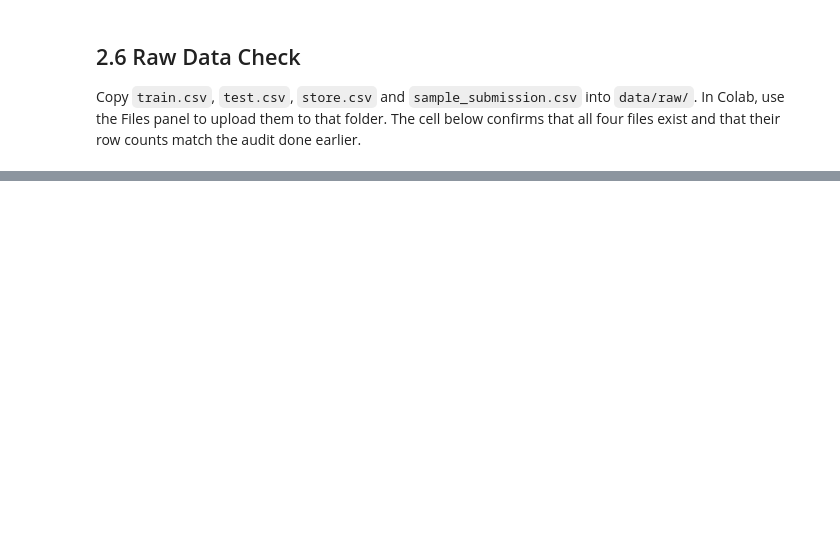
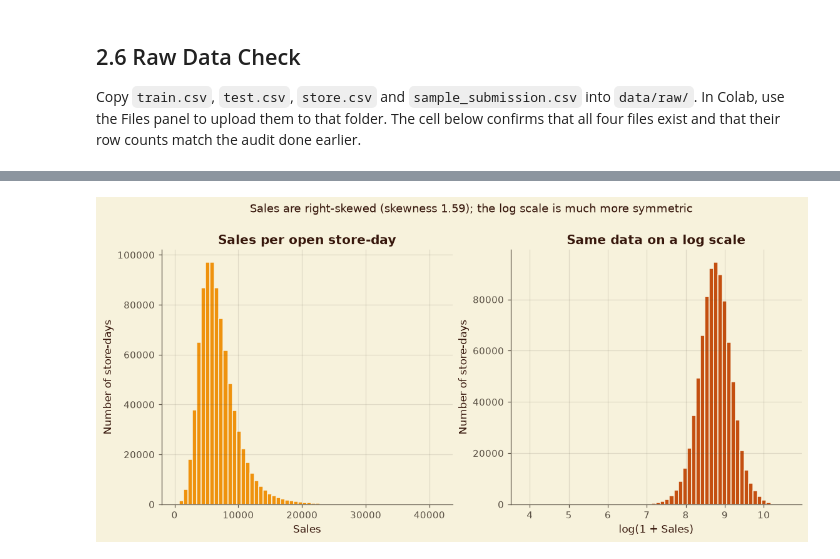
Before and after one commit to srishkyra/NEXTHIKES-IT-SOLUTIONS-Pvt.-Ltd.---PROJECT-6, a Jupyter notebook: Attempt 1.ipynb, the cells around one changed output, grey strips where cells are left out. Saved outputs shown, nothing was run; the diff lists cells and outputs as text; code cells hidden in the pictures; blank space fills up the shorter version.

```diff
--- a/Attempt 1.ipynb
+++ b/Attempt 1.ipynb
@@ -733,0 +1723,97 @@ FileNotFoundError: Copy these files into /Users/kyra/Downloads/project 6/data/ra
+# %%
+used = train_raw[(train_raw["Open"] == 1) & (train_raw["Sales"] > 0)]
+
+fig, axes = plt.subplots(1, 2, figsize=(12, 4.8))
+axes[0].hist(used["Sales"], bins=60, color=PALETTE["marigold"], edgecolor=PALETTE["cream"])
+axes[0].set_title("Sales per open store-day")
+axes[0].set_xlabel("Sales")
+axes[0].set_ylabel("Number of store-days")
+axes[1].hist(np.log1p(used["Sales"]), bins=60, color=PALETTE["terracotta"], edgecolor=PALETTE["cream"])
+axes[1].set_title("Same data on a log scale")
+axes[1].set_xlabel("log(1 + Sales)")
+axes[1].set_ylabel("Number of store-days")
+fig.suptitle(f"Sales are right-skewed (skewness {used['Sales'].skew():.2f}); the log scale is much more symmetric", y=1.02)
+style.save_figure(fig, 3, "Distribution of daily sales on open days")
+plt.show()
+
+# what would a simple IQR rule remove?
+q1, q3 = used["Sales"].quantile([0.25, 0.75])
+fence = q3 + 1.5 * (q3 - q1)
+iqr_hits = used[used["Sales"] > fence]
+iqr_summary = pd.Series({
+    "Upper fence (Q3 + 1.5 x IQR)": round(fence),
+    "Rows it would remove": len(iqr_hits),
+    "Share of all open days (%)": round(100 * len(iqr_hits) / len(used), 1),
+    "Stores affected": iqr_hits["Store"].nunique(),
+}, dtype=object).to_frame("value")
+style.show_table(iqr_summary, 3, "What a global IQR rule would remove")
+
+# which kind of days would it remove, compared with all open days?
+share_compare = pd.DataFrame({
+    "Rows the IQR rule would remove": [iqr_hits["Promo"].mean(), (iqr_hits["Date"].dt.month == 12).mean(), (iqr_hits["DayOfWeek"] == 1).mean()],
+    "All open days": [used["Promo"].mean(), (used["Date"].dt.month == 12).mean(), (used["DayOfWeek"] == 1).mean()],
+}, index=["Promotion day", "December", "Monday"]) * 100
+
+# store-by-weekday robust z-score (flag only)
+flag, z = data.flag_sales_outliers(train_raw)
+flagged = train_raw.loc[flag != 0].copy()
+flagged["direction"] = np.where(flag.loc[flagged.index] > 0, "High", "Low")
+flagged["robust_z"] = z.loc[flagged.index].astype(float).round(1)
+flagged["month"] = flagged["Date"].dt.month
+monthly = flagged.groupby(["month", "direction"]).size().unstack(fill_value=0).reindex(range(1, 13), fill_value=0)
+
+fig, axes = plt.subplots(1, 2, figsize=(13, 4.8))
+x = np.arange(len(share_compare))
+axes[0].bar(x - 0.2, share_compare["Rows the IQR rule would remove"], width=0.4, color=PALETTE["terracotta"],
+            label="Rows an IQR rule would remove")
+axes[0].bar(x + 0.2, share_compare["All open days"], width=0.4, color=PALETTE["stone"], hatch="//",
+            edgecolor=PALETTE["cream"], label="All open days")
+axes[0].set_xticks(x)
+axes[0].set_xticklabels(share_compare.index)
+axes[0].set_ylabel("Share of rows (%)")
+axes[0].set_title("A simple IQR rule targets promotion and peak days")
+axes[0].legend()
+
+months = np.arange(1, 13)
+axes[1].bar(months - 0.2, monthly.get("High", pd.Series(0, index=months)).values, width=0.4, color=PALETTE["marigold"], label="Unusually high")
+axes[1].bar(months + 0.2, monthly.get("Low", pd.Series(0, index=months)).values, width=0.4, color=PALETTE["rose"], hatch="//",
+            edgecolor=PALETTE["cream"], label="Unusually low")
+axes[1].set_xticks(months)
+axes[1].set_xlabel("Month")
+axes[1].set_ylabel("Flagged store-days")
+axes[1].set_title("Store-and-weekday flags by month")
+axes[1].legend()
+style.save_figure(fig, 3, "Why outliers are flagged instead of removed")
+plt.show()
+
+flag_summary = pd.Series({
+    "Rows flagged (|robust z| > 5)": len(flagged),
+    "...unusually high": int((flagged["direction"] == "High").sum()),
+    "...unusually low": int((flagged["direction"] == "Low").sum()),
+    "Share of open days (%)": round(100 * len(flagged) / len(used), 2),
+    "Stores with at least one flag": flagged["Store"].nunique(),
+    "High flags in Mar, Apr, Nov or Dec (%)": round(100 * flagged.loc[flagged["direction"] == "High", "month"].isin([3, 4, 11, 12]).mean()),
+}, dtype=object).to_frame("value")
+style.show_table(flag_summary, 3, "Unusual sales relative to the same store and weekday")
+
+extreme = (flagged.assign(abs_z=flagged["robust_z"].abs()).sort_values("abs_z", ascending=False).head(8)
+           [["Store", "Date", "Sales", "Customers", "Promo", "StateHoliday", "direction", "robust_z"]])
+style.show_table(extreme.set_index("Store"), 3, "The most extreme flagged store-days")
+
+# one store's history with its flags
+example_store = flagged["Store"].value_counts().idxmax()
+history = used[used["Store"] == example_store]
+marks = flagged[flagged["Store"] == example_store]
+fig, ax = plt.subplots(figsize=(12, 4.8))
+ax.plot(history["Date"], history["Sales"], color=FORECAST_COLORS["actual"], linewidth=0.9, label="Daily sales (open days)")
+high, low = marks[marks["direction"] == "High"], marks[marks["direction"] == "Low"]
+ax.scatter(high["Date"], high["Sales"], color=PALETTE["marigold"], marker="^", s=55, zorder=3, label="Flagged high")
+ax.scatter(low["Date"], low["Sales"], color=PALETTE["rose"], marker="v", s=55, zorder=3, label="Flagged low")
+ax.set_xlabel("Date")
+ax.set_ylabel("Sales")
+ax.set_title(f"Store {example_store}: daily sales with flagged days (the store with the most flags)")
+ax.legend()
+style.save_figure(fig, 3, "One store's sales history with flagged days")
+plt.show()
+logger.info(f"Outlier review: {len(flagged)} store-days flagged, none removed; a global IQR rule would have removed {len(iqr_hits):,}.")
+# %% [output]
@@ -733,0 +1821 @@ FileNotFoundError: Copy these files into /Users/kyra/Downloads/project 6/data/ra
+[figure, added]
```
Also changed, not shown: parts of 229 cells of this notebook, 8 other files.
